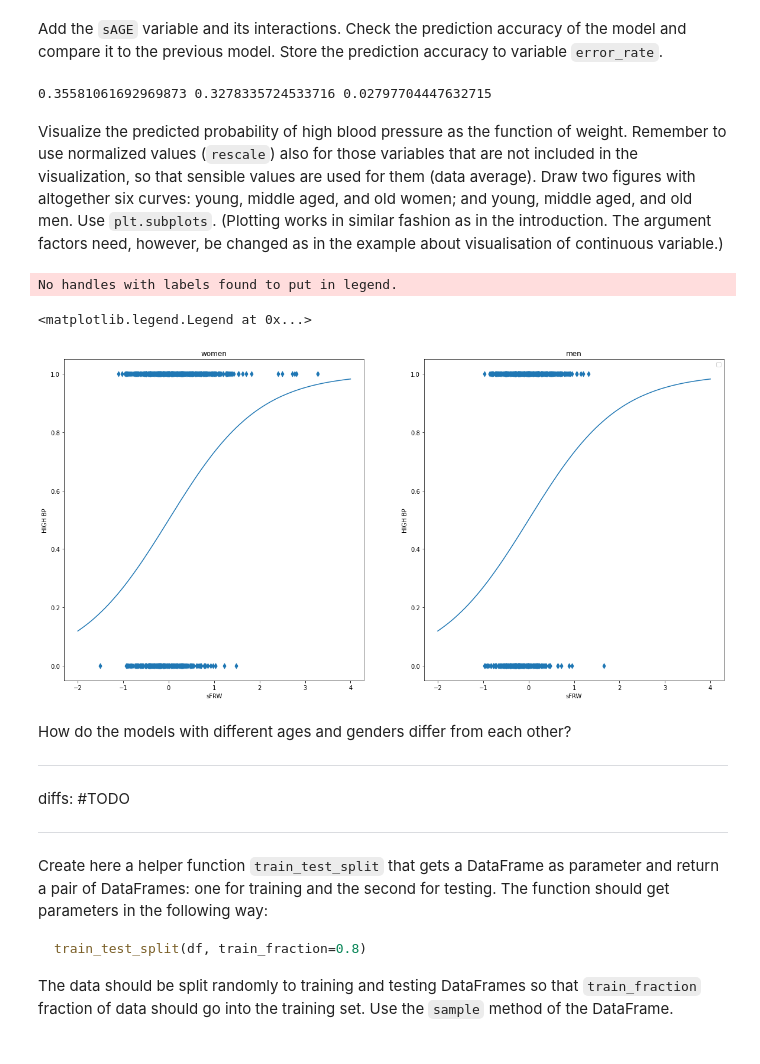
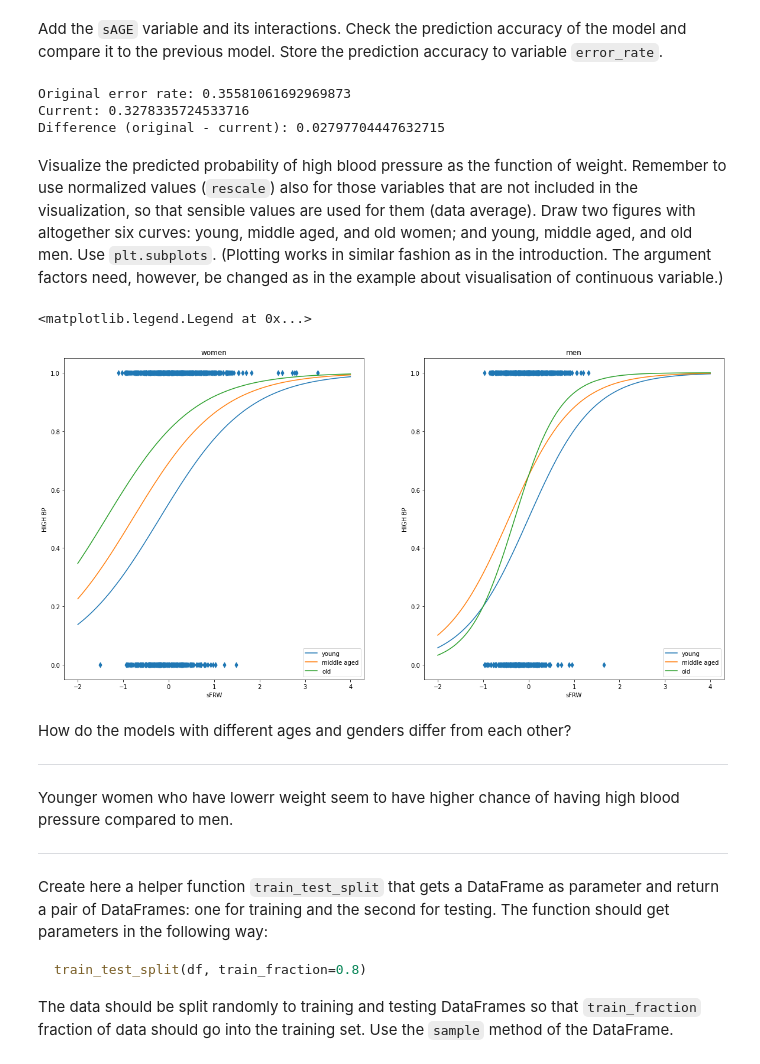
Before and after one commit to nyksy/data-analysis-with-python-2021, a Jupyter notebook: part08/src/project_notebook_regression_analysis.ipynb, the cells around one changed output. Cells and saved outputs as stored; diff of their text form; code cells hidden in the pictures.

```diff
--- a/part08/src/project_notebook_regression_analysis.ipynb
+++ b/part08/src/project_notebook_regression_analysis.ipynb
@@ -324,51 +324,71 @@ error_rate = np.mean(
     ((fit.fittedvalues > 0.5) & ~fram.HIGH_BP)
 )
 
-print(error_rate_orig, error_rate, error_rate_orig - error_rate)
+print('Original error rate:', error_rate_orig)
+print('Current:', error_rate)
+print('Difference (original - current):', error_rate_orig - error_rate)
 # %% [output]
-0.35581061692969873 0.3278335724533716 0.02797704447632715
+Original error rate: 0.35581061692969873
+Current: 0.3278335724533716
+Difference (original - current): 0.02797704447632715
 # %% [markdown]
 Visualize the predicted probability of high blood pressure as the function of weight. Remember to use normalized values (`rescale`) also for those variables that are not included in the visualization, so that sensible values are used for them (data average). Draw two figures with altogether six curves: young, middle aged, and old women; and young, middle aged, and old men. Use `plt.subplots`. (Plotting works in similar fashion as in the introduction. The argument factors need, however, be changed as in the example about visualisation of continuous variable.)
 # %%
 # exercise 11
 
 def logistic(x):
     return 1.0 / (1.0 + np.exp(-x))
 
+
 # Put your solution here!
-fig, ax = plt.subplots(1, 2, subplot_kw={'xlabel': 'sFRW', 'ylabel': 'HIGH BP'}, figsize=(20, 10))
+fig, ax = plt.subplots(
+    1, 2, subplot_kw={'xlabel': 'sFRW', 'ylabel': 'HIGH BP'}, figsize=(20, 10))
 
 X = np.linspace(-2, 4, 100)
 
+p = fit.params
+
 # plot 1.
 ax[0].scatter(
-    fram.sFRW[((fram.SEX=="female"))],
-    fram.HIGH_BP[(fram.SEX=="female")],
-    marker='d'
+    fram.sFRW[((fram.SEX == "female"))],
+    fram.HIGH_BP[(fram.SEX == "female")],
+    marker="d"
 )
 
-ax[0].plot(X, logistic(X))
+ax[0].plot(X, logistic(X * p.sFRW + p.Intercept - p['sAGE']), label="young")
+ax[0].plot(X, logistic(X * p.sFRW + p.Intercept), label="middle aged")
+ax[0].plot(X, logistic(X * p.sFRW + p.Intercept + p['sAGE']), label="old")
+
 ax[0].set_title('women')
+
+ax[0].legend()
 
 # plot 2.
 ax[1].scatter(
-    fram.sFRW[((fram.SEX=="male"))],
-    fram.HIGH_BP[(fram.SEX=="male")],
-    marker='d'
+    fram.sFRW[((fram.SEX == "male"))],
+    fram.HIGH_BP[(fram.SEX == "male")],
+    marker="d"
 )
-ax[1].plot(X, logistic(X))
+ax[1].plot(X, logistic(X*(p.sFRW + p["SEX[T.male]:sFRW"]) +
+           p["SEX[T.male]"] + p.Intercept - p['sAGE']), label="young")
+ax[1].plot(X, logistic(X*(p.sFRW + p["SEX[T.male]:sFRW"]) +
+           p["SEX[T.male]"] + p.Intercept), label="middle aged")
+ax[1].plot(X, logistic(X*(p.sFRW + p["SEX[T.male]:sFRW"]+p['sAGE']) +
+           p["SEX[T.male]"] + p.Intercept), label="old")
+
 ax[1].set_title('men')
 
-plt.legend()
+ax[1].legend()
 # %% [output]
-No handles with labels found to put in legend.
+<matplotlib.legend.Legend at 0x...>
-<matplotlib.legend.Legend at 0x...>
-[figure, old version]
+[figure, new version]
 # %% [markdown]
 How do the models with different ages and genders differ from each other?
 
 ***
-diffs: #TODO
+
+Younger women who have lowerr weight seem to have higher chance of having high blood pressure compared to men.
+
 ***
 # %% [markdown]
 Create here a helper function `train_test_split` that gets a DataFrame as parameter and return a pair of DataFrames: one for training and the second for testing.
```
Also changed, not shown: parts of 14 cells of this notebook.
